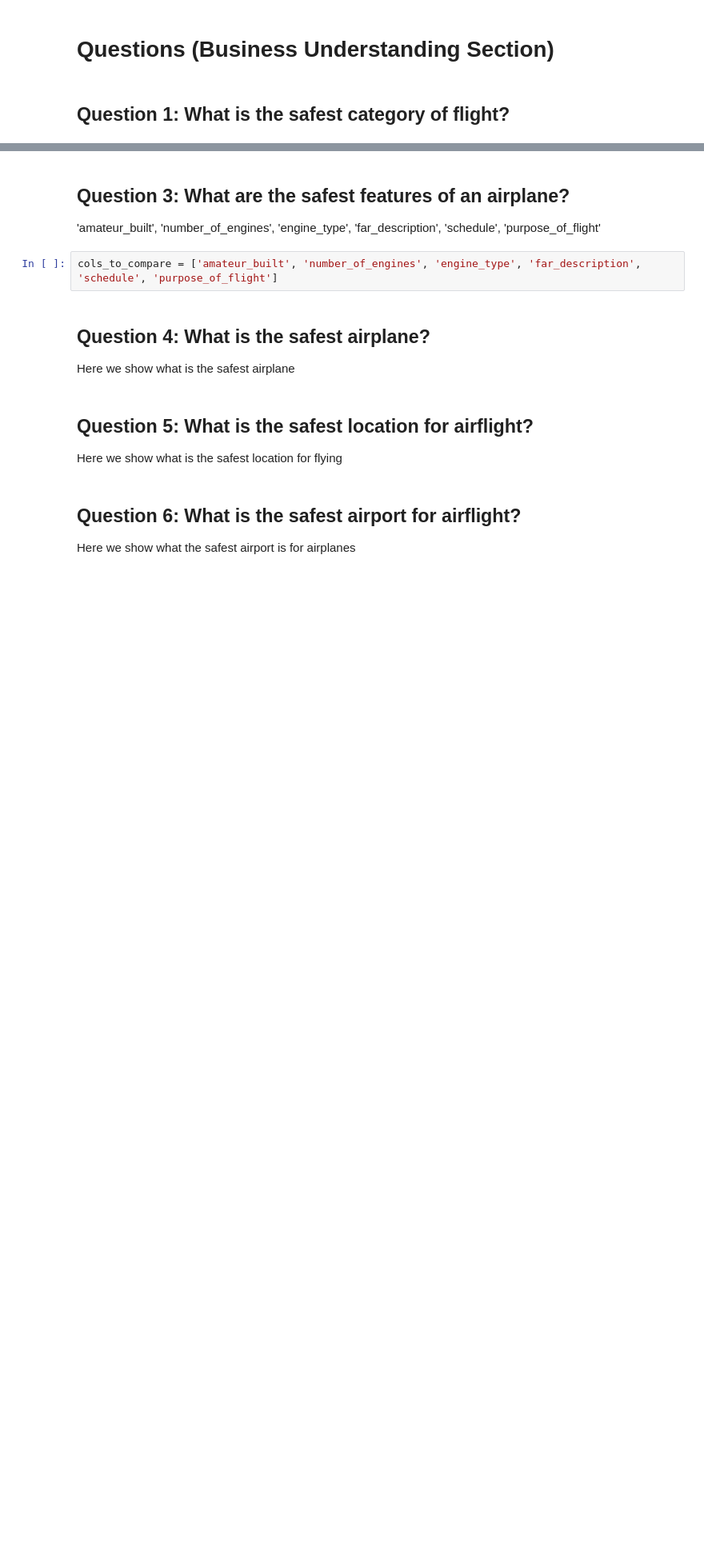
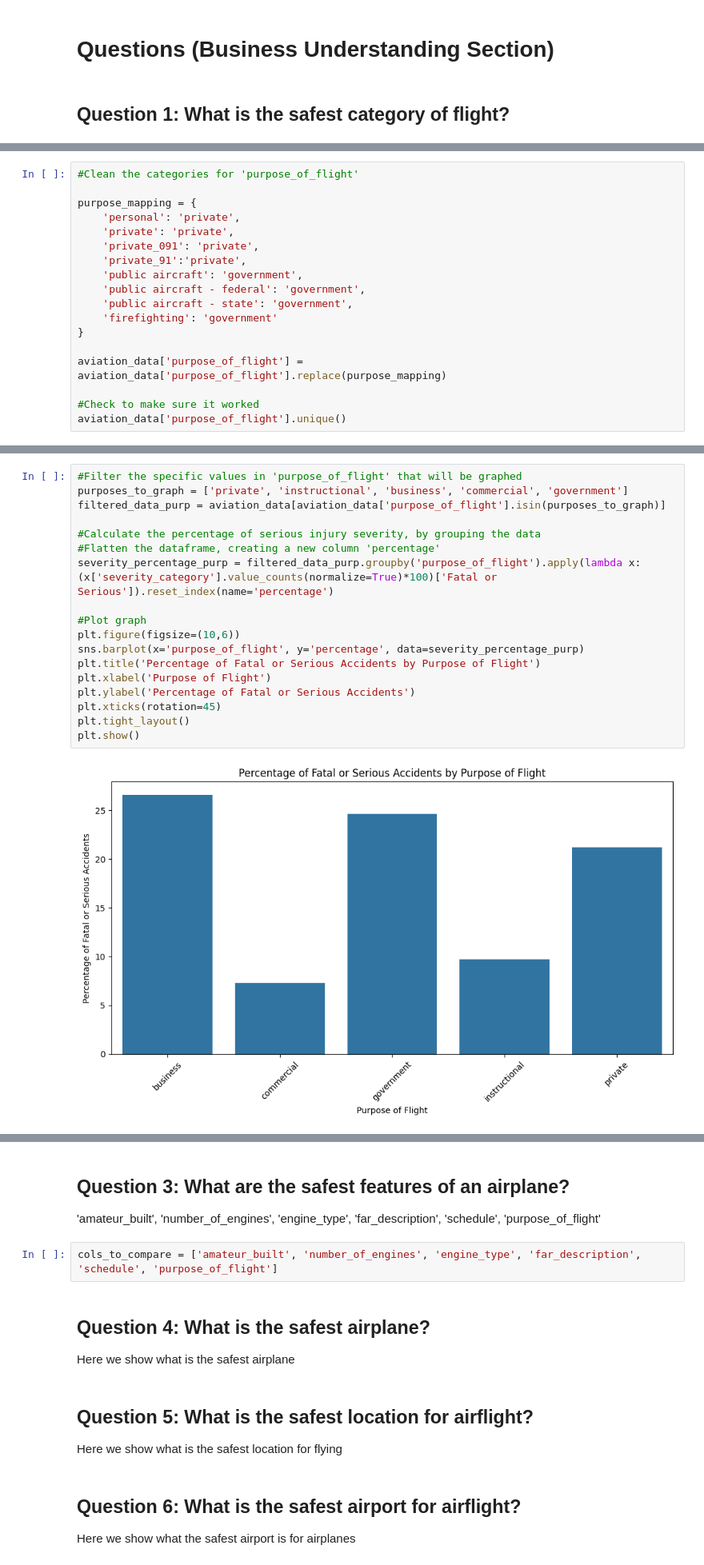
Before and after one commit to emmascotson/aviation-venture-risk-eda, a Jupyter notebook: aviation-venture-risk-eda.ipynb, the cells around one changed output, grey strips where cells are left out. Shown at 80% size. Cells and saved outputs as stored; diff of their text form; blank space fills up the shorter version.

Commit message:
updates with question one explored and visualizations

```diff
--- a/aviation-venture-risk-eda.ipynb
+++ b/aviation-venture-risk-eda.ipynb
@@ -1768,0 +1885,18 @@ Here we show that private flight is FAR more risky than commercial
+# %%
+#Clean the categories for 'purpose_of_flight'
+
+purpose_mapping = {
+    'personal': 'private',
+    'private': 'private',
+    'private_091': 'private',
+    'private_91':'private',
+    'public aircraft': 'government',
+    'public aircraft - federal': 'government',
+    'public aircraft - state': 'government',
+    'firefighting': 'government'
+}
+
+aviation_data['purpose_of_flight'] = aviation_data['purpose_of_flight'].replace(purpose_mapping)
+
+#Check to make sure it worked
+aviation_data['purpose_of_flight'].unique()
@@ -1768,0 +1913,20 @@ Here we show that private flight is FAR more risky than commercial
+# %%
+#Filter the specific values in 'purpose_of_flight' that will be graphed
+purposes_to_graph = ['private', 'instructional', 'business', 'commercial', 'government']
+filtered_data_purp = aviation_data[aviation_data['purpose_of_flight'].isin(purposes_to_graph)]
+
+#Calculate the percentage of serious injury severity, by grouping the data
+#Flatten the dataframe, creating a new column 'percentage'
+severity_percentage_purp = filtered_data_purp.groupby('purpose_of_flight').apply(lambda x: (x['severity_category'].value_counts(normalize=True)*100)['Fatal or Serious']).reset_index(name='percentage')
+
+#Plot graph
+plt.figure(figsize=(10,6))
+sns.barplot(x='purpose_of_flight', y='percentage', data=severity_percentage_purp)
+plt.title('Percentage of Fatal or Serious Accidents by Purpose of Flight')
+plt.xlabel('Purpose of Flight')
+plt.ylabel('Percentage of Fatal or Serious Accidents')
+plt.xticks(rotation=45)
+plt.tight_layout()
+plt.show()
+# %% [output]
+[figure, added]
```
Also changed, not shown: parts of 106 cells of this notebook, 1 other file.
